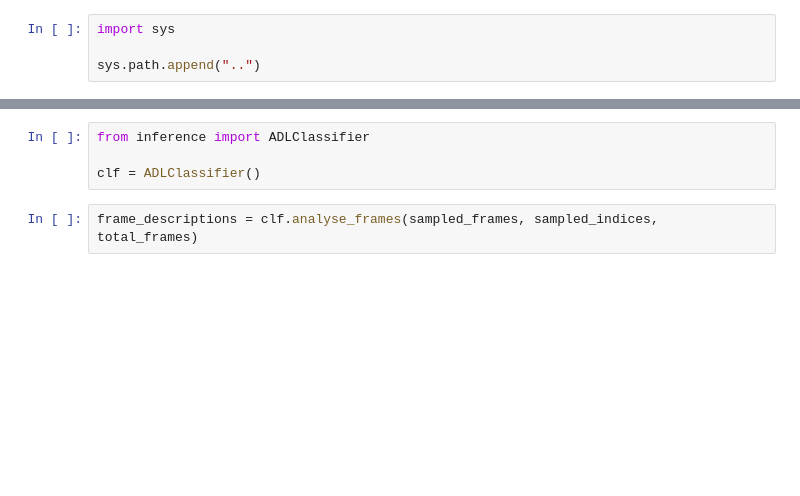
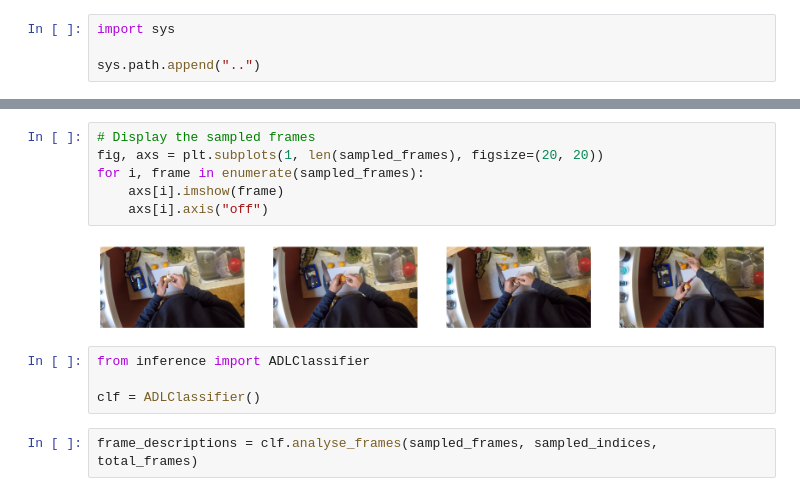
Before and after one commit to adeshkadambi/ADLLM, a Jupyter notebook: examples/step_by_step.ipynb, the cells around one changed output, grey strips where cells are left out. Saved outputs shown, nothing was run; the diff lists cells and outputs as text; blank space fills up the shorter version.

```diff
--- a/examples/step_by_step.ipynb
+++ b/examples/step_by_step.ipynb
@@ -25,3 +65,11 @@ print(f"Total frames: {total_frames}")
+# %%
+# Display the sampled frames
+fig, axs = plt.subplots(1, len(sampled_frames), figsize=(20, 20))
+for i, frame in enumerate(sampled_frames):
+    axs[i].imshow(frame)
+    axs[i].axis("off")
+# %% [output]
+[figure, added]
 # %%
 from inference import ADLClassifier
 
```
Also changed, not shown: parts of 10 cells of this notebook, 3 other files.
